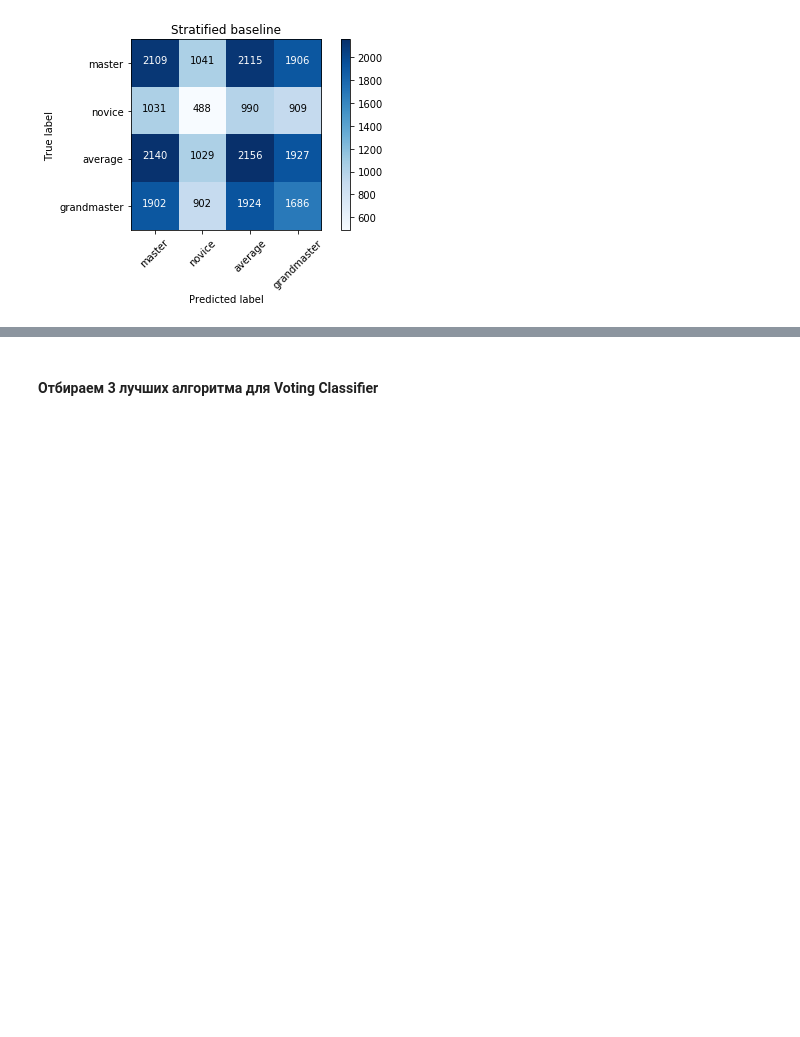
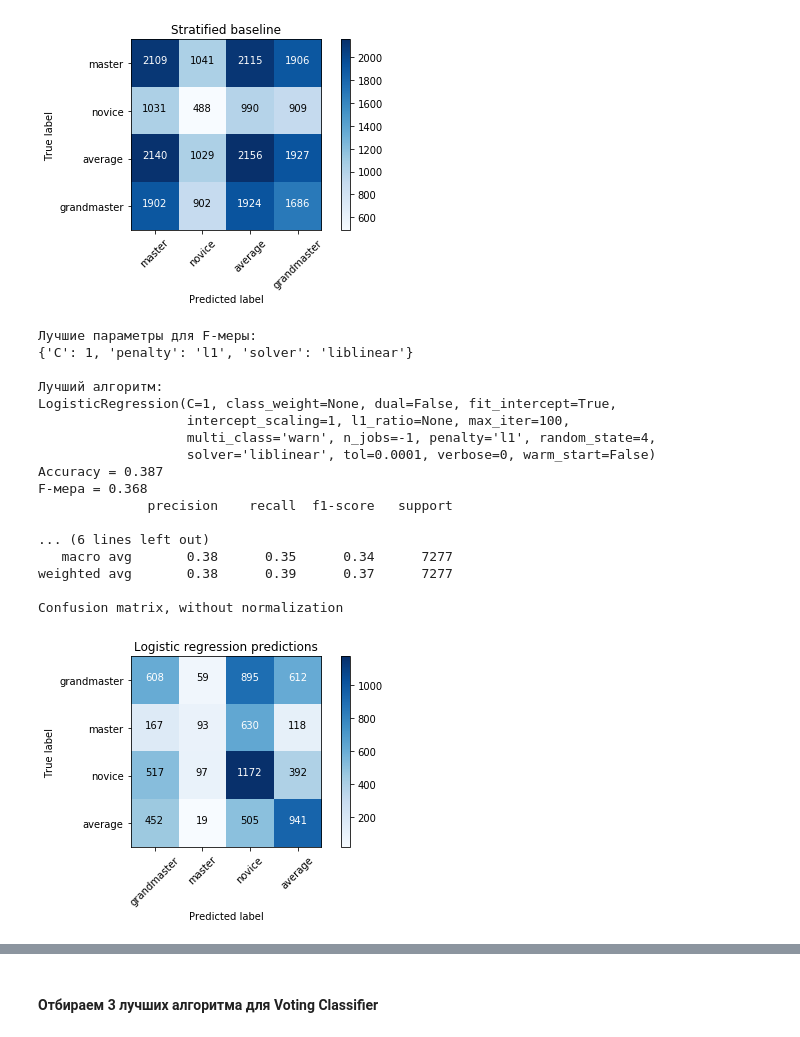
Before and after one commit to polinarod/PredictingRaitings, a Jupyter notebook: classifier.ipynb, the cells around one changed output, grey strips where cells are left out. Cells and saved outputs as stored; diff of their text form; code cells hidden in the pictures; blank space fills up the shorter version.

```diff
--- a/classifier.ipynb
+++ b/classifier.ipynb
@@ -29,7 +30,8 @@ elos.head()
 | 3 | 2168 | 2075 | 2121 | 93 | 4243 |
 | 4 | 2437 | 2254 | 2345 | 183 | 4691 |
 # %%
-features=pd.read_csv(r'C:\Users\Asus\PredictingRatings\data\features.csv')
+#features=pd.read_csv(r'C:\Users\Asus\PredictingRatings\data\features.csv')
+features=pd.read_csv(r'C:\Users\vznam\Downloads\PredictingRatings-master\data\features.csv')
 
 print(features.info())
 print(features.shape)
@@ -300,7 +308,7 @@ def plot_confusion_matrix(matrix, classes, normalize=False, title='Confusion mat
 dict_model={}
 
 data= features_new.copy()
-X_train, X_test, Y_train, Y_test =ms.train_test_split(features_new, target, test_size = 0.3,random_state=rand_st)
+X_train, X_test, Y_train, Y_test =ms.train_test_split(data, target, test_size = 0.3,random_state=rand_st)
 print ('Train data size: {} instances \nTest data size: {} instances'.format(len(X_train), len(Y_train)))
 print(X_train.shape)
 print(Y_train.shape)
@@ -376,10 +384,29 @@ def GridTune(params,classifiers,folds):
 # %%
 lr_params =[
         {'penalty':['l1'],'solver':['saga', 'liblinear'],'C':[0.001,0.01,0.1,1,10,100,1000,2000,5000]},
         {'penalty':['l2'],'solver':['newton-cg', 'lbfgs', 'liblinear', 'sag', 'saga'],'C':[0.001,0.01,0.1,1,10,100,100,2000,5000]}]
 
 lr=LogisticRegression(random_state=rand_st,n_jobs=-1)
-lr_model=GridTune(lr_params,lr,10)
+lr_model=GridTune(lr_params,lr,3)
 lr_predictions=lr_model.predict(X_test)
 dict_model['LogisticRegression']=predictions_report(Y_test,lr_predictions,'Logistic regression predictions')
+# %% [output]
+Лучшие параметры для F-меры:
+{'C': 1, 'penalty': 'l1', 'solver': 'liblinear'}
+
+Лучший алгоритм:
+LogisticRegression(C=1, class_weight=None, dual=False, fit_intercept=True,
+                   intercept_scaling=1, l1_ratio=None, max_iter=100,
+                   multi_class='warn', n_jobs=-1, penalty='l1', random_state=4,
+                   solver='liblinear', tol=0.0001, verbose=0, warm_start=False)
+Accuracy = 0.387
+F-мера = 0.368
+              precision    recall  f1-score   support
+
+... (6 lines left out)
+   macro avg       0.38      0.35      0.34      7277
+weighted avg       0.38      0.39      0.37      7277
+
+Confusion matrix, without normalization
+[figure, added]
 # %%
```
Also changed, not shown: parts of 14 cells of this notebook, 1 other file.
